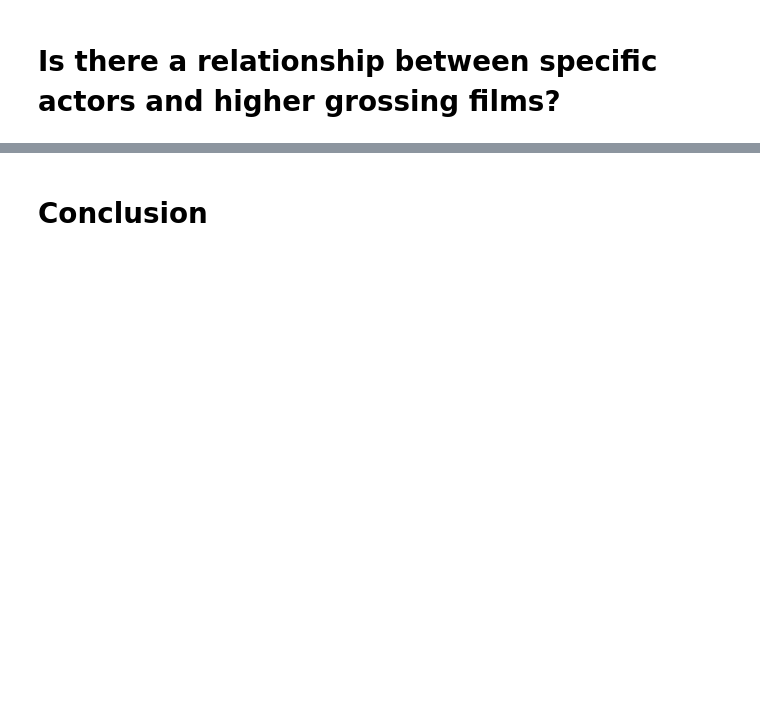
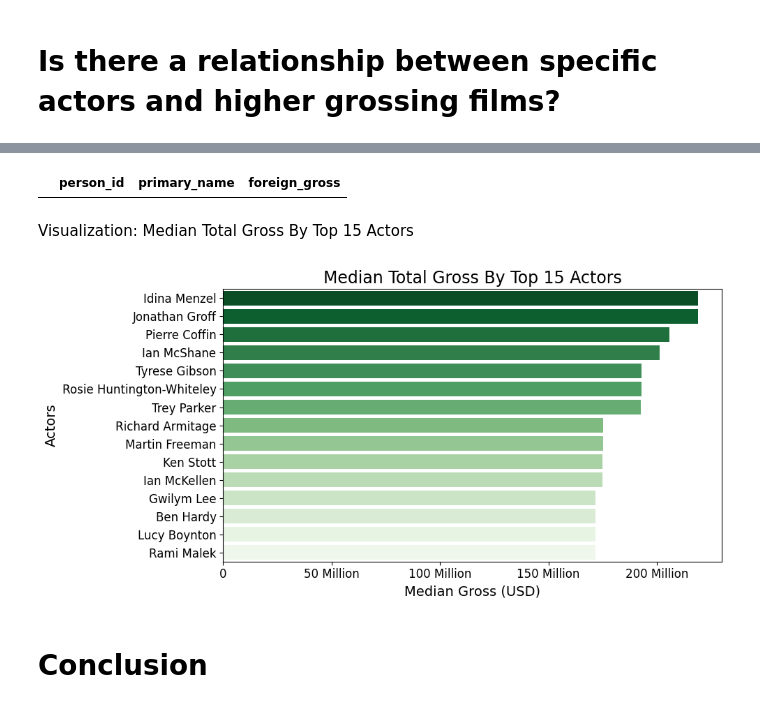
Before and after one commit to neurosxx/dsc-phase-2-project-v3, a Jupyter notebook: movie_analysis.ipynb, the cells around one changed output, grey strips where cells are left out. Cells and saved outputs as stored; diff of their text form; code cells hidden in the pictures; blank space fills up the shorter version.

```diff
--- a/movie_analysis.ipynb
+++ b/movie_analysis.ipynb
@@ -736,0 +770,5 @@ To answer this question, we will create a data set where we have the actors, var
+# %%
+median_foreign_gross_per_actor = join_actors_gross.groupby(
+    ['person_id', 'primary_name'], as_index=False)['foreign_gross'].median()
+
+median_foreign_gross_per_actor
@@ -737,3 +789,39 @@ To answer this question, we will create a data set where we have the actors, var
+# %%
+# checking for duplicate rows
+median_foreign_gross_per_actor[median_foreign_gross_per_actor['primary_name'].duplicated()]
+# %% [output]
+|  | person_id | primary_name | foreign_gross |
+# %% [markdown]
+Visualization: Median Total Gross By Top 15 Actors
+# %%
+# our data for this graph
+top15_med_gross_actor = median_foreign_gross_per_actor.sort_values(
+    by='foreign_gross', ascending=False).head(15)
+
+# specify size of plot
+fig, ax = plt.subplots(figsize=(10, 5))
+
+# create bar plot
+sns.barplot(data=top15_med_gross_actor,
+            x='foreign_gross',
+            y='primary_name',
+            ci=None,
+            palette='Greens_r')
+
+# lable and define fontsize for main and axes titles
+plt.xlabel('Median Gross (USD)', fontsize=14)
+plt.ylabel('Actors', fontsize=14)
+plt.title('Median Total Gross By Top 15 Actors', fontsize=17)
+plt.tick_params(axis='both', which='major', labelsize=12)
+
+# set x-axes tick labels
+ax.set_xticklabels(['0', '50 Million', '100 Million',
+                   '150 Million', '200 Million', '250 Million'])
+
+plt.tight_layout()
+plt.show()
+# %% [output]
+[figure, added]
 # %% [markdown]
 # Conclusion
 # %% [markdown]
```
Also changed, not shown: parts of 5 cells of this notebook.
